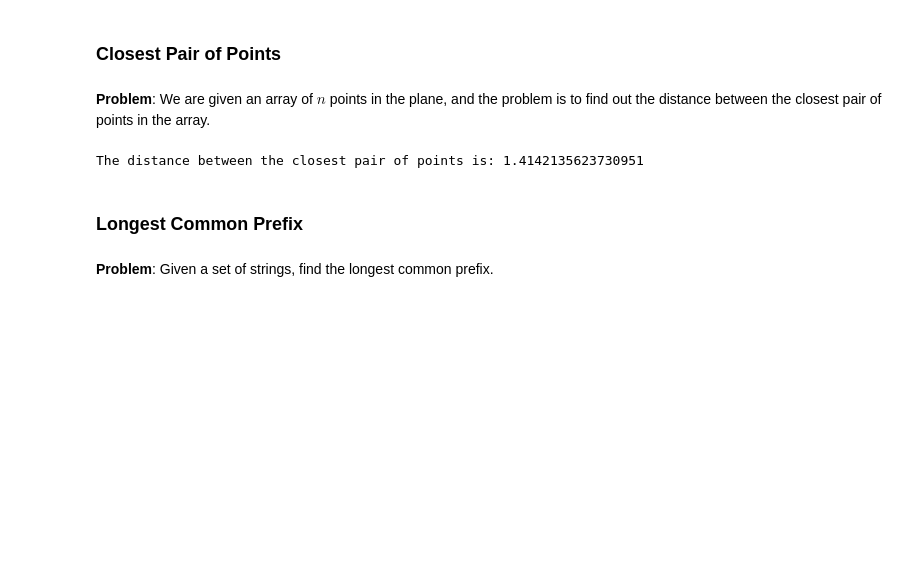
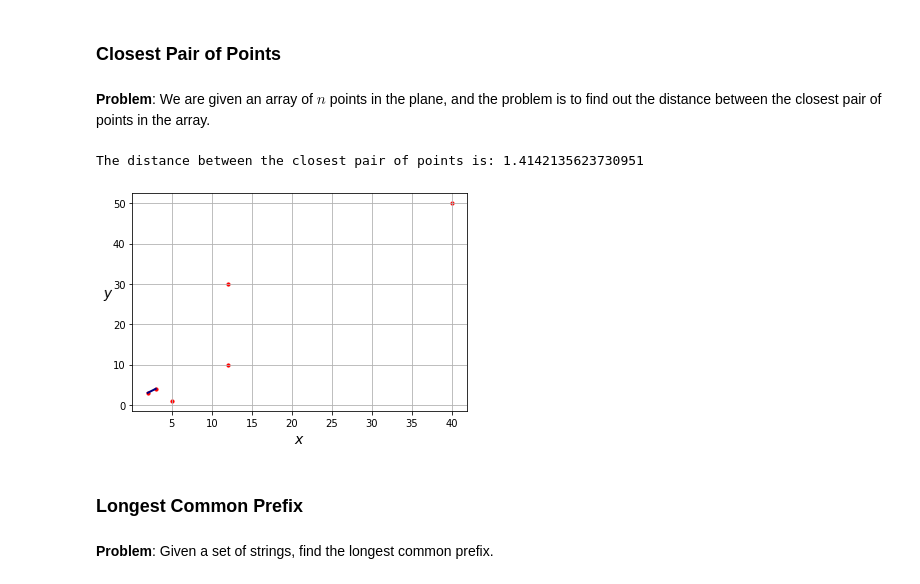
Before and after one commit to Johnsuuuu/data-structures-and-algorithms, a Jupyter notebook: algorithm.ipynb, the cells around one changed output. Cells and saved outputs as stored; diff of their text form; code cells hidden in the pictures; blank space fills up the shorter version.

```diff
--- a/algorithm.ipynb
+++ b/algorithm.ipynb
@@ -415,6 +420,15 @@ P = [Point(2, 3), Point(12, 30),
 print('The distance between the closest pair of points is:',closest(P))
 # %% [output]
 The distance between the closest pair of points is: 1.4142135623730951
+# %%
+import matplotlib.pyplot as plt
+plt.plot([2,3],[3,4],linewidth = 2,color='navy')
+plt.scatter(x=[2,12,40,5,12,3],y=[3,30,50,1,10,4],s=10,color='red')
+plt.xlabel('$x$',fontsize = 14)
+plt.ylabel('$y$',rotation = True,fontsize = 14)
+plt.grid()
+# %% [output]
+[figure, added]
 # %% [markdown]
 ### Longest Common Prefix
 # %% [markdown]
```
Also changed, not shown: parts of 9 cells of this notebook, 1 other file.
